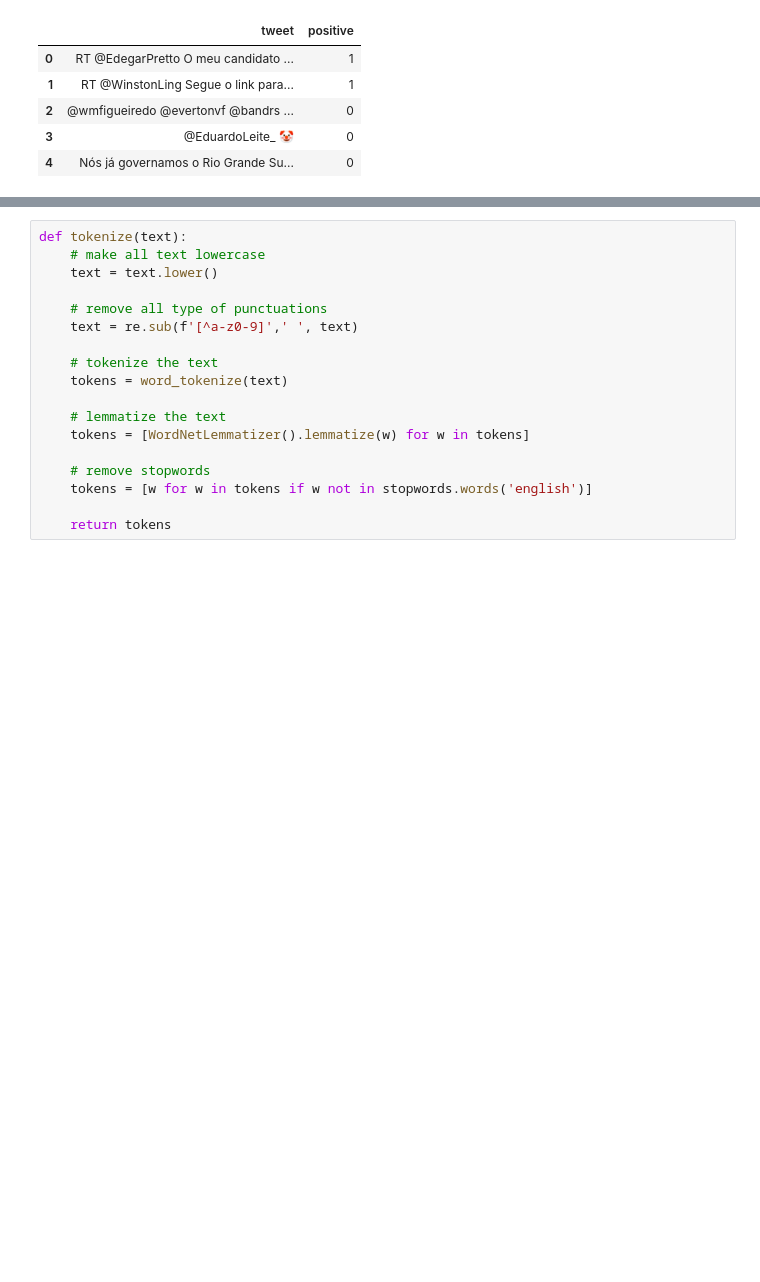
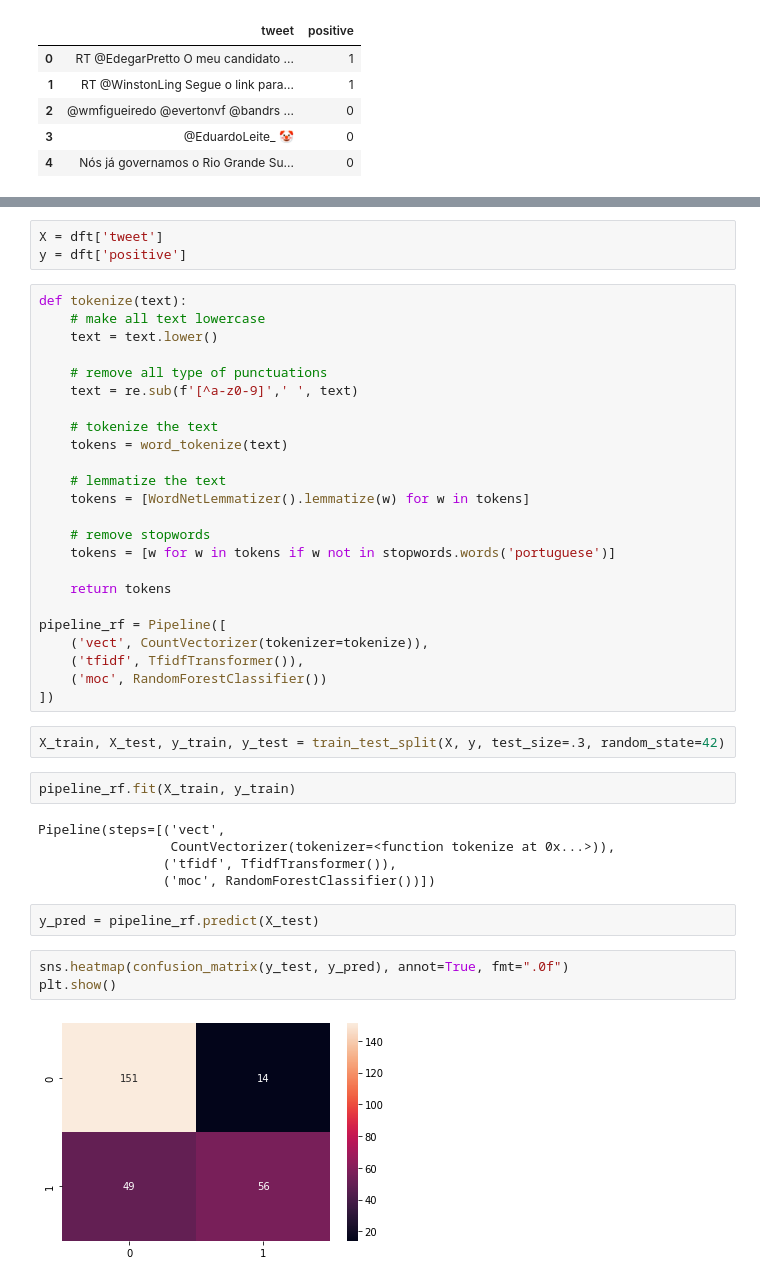
Before and after one commit to macedoti13/Election-Tweets-Sentiment-Analysis, a Jupyter notebook: dev.ipynb, the cells around one changed output, grey strips where cells are left out. Saved outputs shown, nothing was run; the diff lists cells and outputs as text; blank space fills up the shorter version.

```diff
--- a/dev.ipynb
+++ b/dev.ipynb
@@ -138,3 +159,6 @@ df.head()
+# %%
+X = dft['tweet']
+y = dft['positive']
 # %%
 def tokenize(text):
     # make all text lowercase
@@ -150,6 +174,28 @@ def tokenize(text):
     tokens = [WordNetLemmatizer().lemmatize(w) for w in tokens]
 
     # remove stopwords
-    tokens = [w for w in tokens if w not in stopwords.words('english')]
+    tokens = [w for w in tokens if w not in stopwords.words('portuguese')]
 
     return tokens
+
+pipeline_rf = Pipeline([
+    ('vect', CountVectorizer(tokenizer=tokenize)),
+    ('tfidf', TfidfTransformer()),
+    ('moc', RandomForestClassifier())
+])
+# %%
+X_train, X_test, y_train, y_test = train_test_split(X, y, test_size=.3, random_state=42)
+# %%
+pipeline_rf.fit(X_train, y_train)
+# %% [output]
+Pipeline(steps=[('vect',
+                 CountVectorizer(tokenizer=<function tokenize at 0x...>)),
+                ('tfidf', TfidfTransformer()),
+                ('moc', RandomForestClassifier())])
+# %%
+y_pred = pipeline_rf.predict(X_test)
+# %%
+sns.heatmap(confusion_matrix(y_test, y_pred), annot=True, fmt=".0f")
+plt.show()
+# %% [output]
+[figure, added]
```
Also changed, not shown: parts of 7 cells of this notebook.
